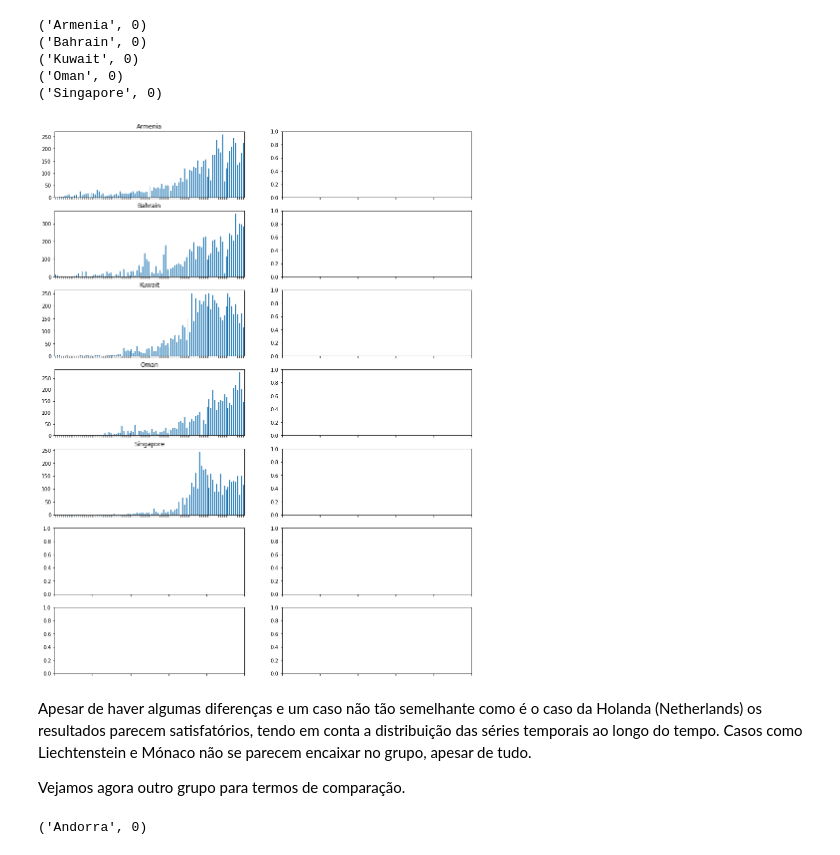
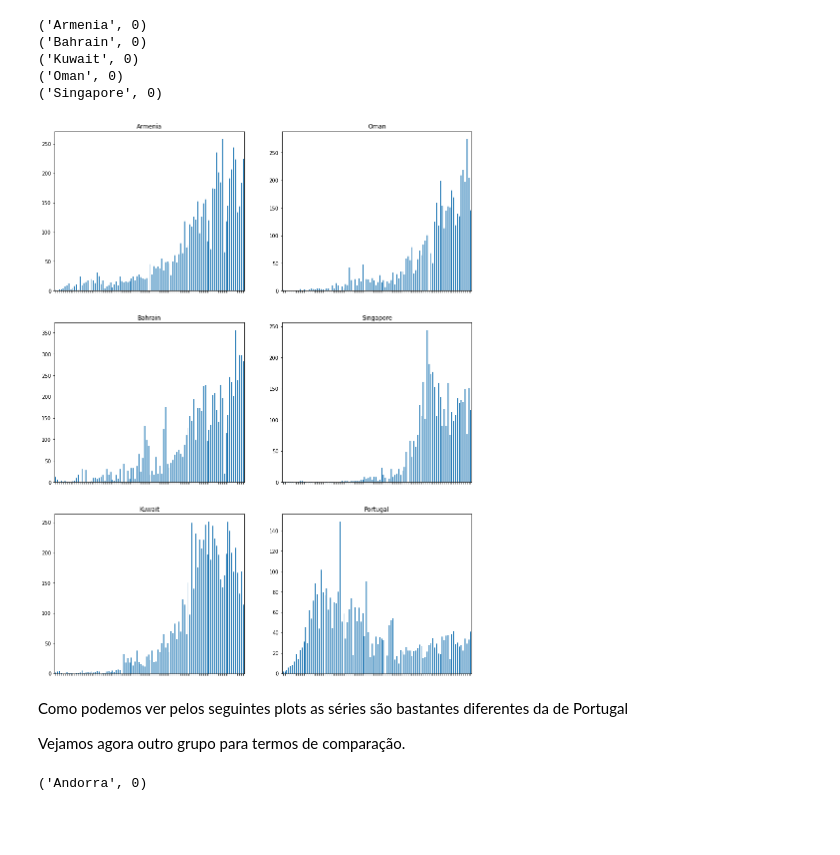
Before and after one commit to Dantas198/AA2-2019-20, a Jupyter notebook: AA2-Covid-19-Parte-III.ipynb, the cells around one changed output. Cells and saved outputs as stored; diff of their text form; code cells hidden in the pictures; blank space fills up the shorter version.

```diff
--- a/AA2-Covid-19-Parte-III.ipynb
+++ b/AA2-Covid-19-Parte-III.ipynb
@@ -214,7 +214,7 @@ portugal_group = get_group(grupo)
 ('Oman', 0)
 ('Singapore', 0)
 # %%
-def plot_group(rows, columns, group):
+def plot_group(rows, columns, group, country):
     fig, axes = plt.subplots(nrows=rows, ncols=columns, figsize=(15,20))
     x = y = 0
     for i in group:
@@ -227,19 +227,22 @@ def plot_group(rows, columns, group):
             x = 0
             y += 1
 
+    chosen_countries.loc[country].transpose().plot(kind='bar', ax=axes[2][1], subplots=True, legend=False)
+    axes[2][1].set_title(country)
+
     for axis in axes.flat:
         plt.setp(axis.get_xticklabels(), visible=False)
     plt.show()
 # %%
-rows = 7
+rows = 3
 columns = 2
-plot_group(rows, columns, portugal_group)
+plot_group(rows, columns, portugal_group, 'Portugal')
 # %% [output]
-[figure, old version]
+[figure, new version]
-# %% [markdown]
-Apesar de haver algumas diferenças e um caso não tão semelhante como é o caso da Holanda (Netherlands) os resultados parecem satisfatórios, tendo em conta a distribuição das séries temporais ao longo do tempo. Casos como Liechtenstein e Mónaco não se parecem encaixar no grupo, apesar de tudo.
-
-Vejamos agora outro grupo para termos de comparação.
+# %% [markdown]
+Como podemos ver pelos seguintes plots as séries são bastantes diferentes da de Portugal
+
+Vejamos agora outro grupo para termos de comparação.
 # %%
 another_group = get_group(7)
 # %% [output]
```
Also changed, not shown: parts of 2 cells of this notebook.
